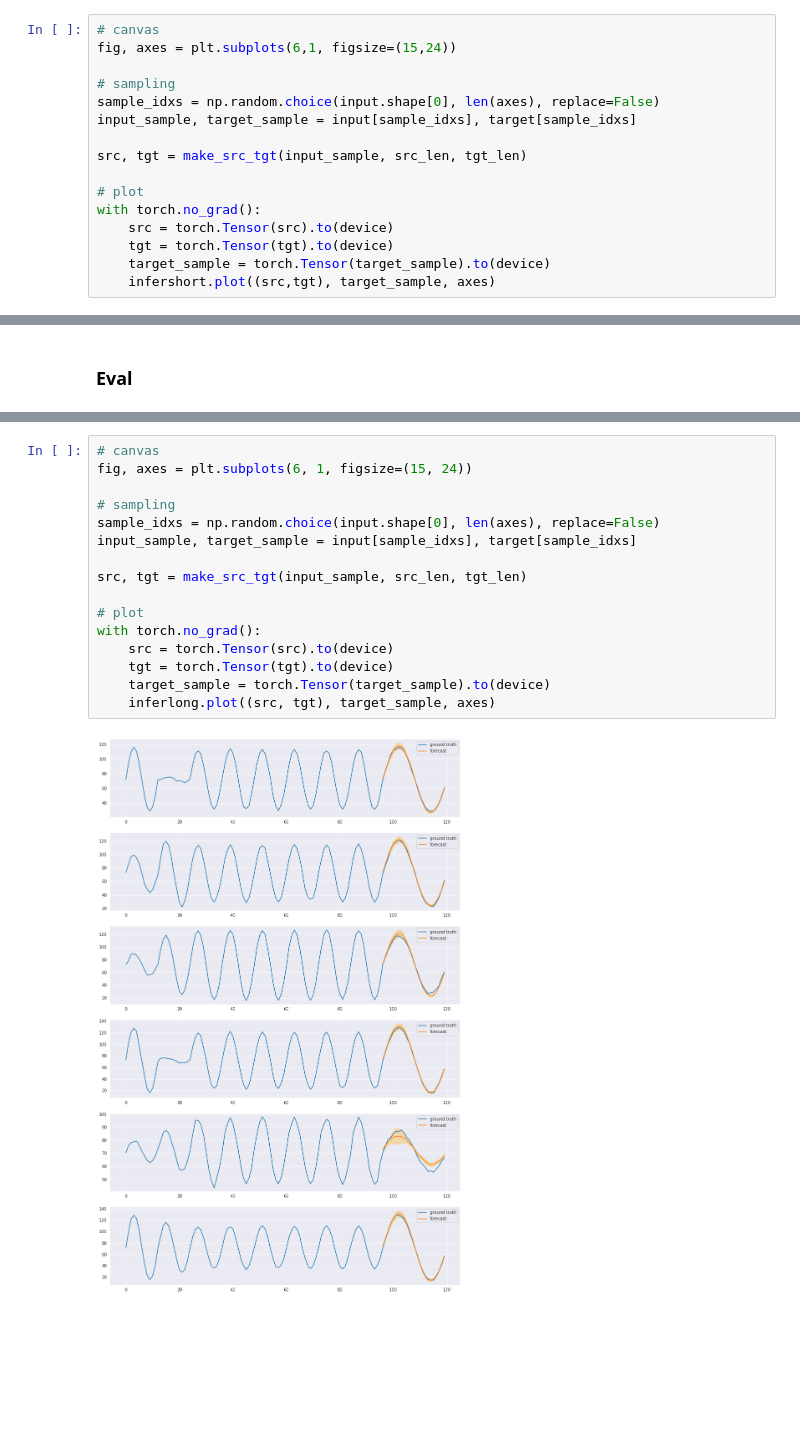
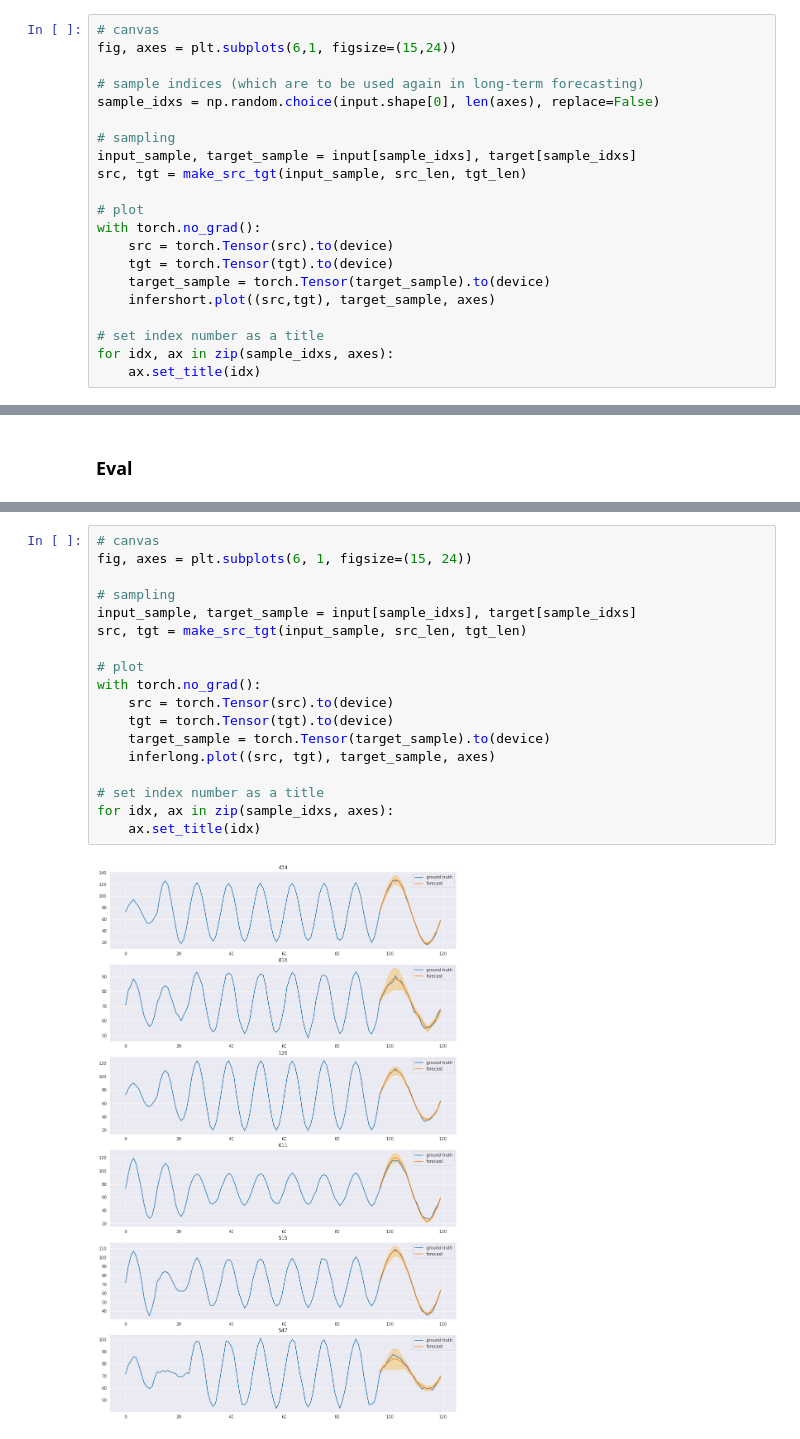
Before and after one commit to yejoon-lee/Transformer_for_time_series, a Jupyter notebook: synthetic_infer.ipynb, the cells around one changed output, grey strips where cells are left out. Cells and saved outputs as stored; diff of their text form; blank space fills up the shorter version.

```diff
--- a/synthetic_infer.ipynb
+++ b/synthetic_infer.ipynb
@@ -71,10 +73,11 @@ Test metric: 1.120479628443718
 # canvas
 fig, axes = plt.subplots(6,1, figsize=(15,24))
 
+# sample indices (which are to be used again in long-term forecasting)
+sample_idxs = np.random.choice(input.shape[0], len(axes), replace=False)
+
 # sampling
-sample_idxs = np.random.choice(input.shape[0], len(axes), replace=False)
 input_sample, target_sample = input[sample_idxs], target[sample_idxs]
-
 src, tgt = make_src_tgt(input_sample, src_len, tgt_len)
 
 # plot
@@ -83,4 +86,8 @@ with torch.no_grad():
     tgt = torch.Tensor(tgt).to(device)
     target_sample = torch.Tensor(target_sample).to(device)
     infershort.plot((src,tgt), target_sample, axes)
+
+# set index number as a title
+for idx, ax in zip(sample_idxs, axes):
+    ax.set_title(idx)
 # %% [output]
@@ -113,18 +119,20 @@ Test metric(MAE): 1.4211992621421814
 # %%
 # canvas
 fig, axes = plt.subplots(6, 1, figsize=(15, 24))
 
 # sampling
-sample_idxs = np.random.choice(input.shape[0], len(axes), replace=False)
 input_sample, target_sample = input[sample_idxs], target[sample_idxs]
-
 src, tgt = make_src_tgt(input_sample, src_len, tgt_len)
 
 # plot
 with torch.no_grad():
     src = torch.Tensor(src).to(device)
     tgt = torch.Tensor(tgt).to(device)
     target_sample = torch.Tensor(target_sample).to(device)
     inferlong.plot((src, tgt), target_sample, axes)
+
+# set index number as a title
+for idx, ax in zip(sample_idxs, axes):
+    ax.set_title(idx)
 # %% [output]
-[figure, old version]
+[figure, new version]
```
Also changed, not shown: parts of 9 cells of this notebook, 2 other files.
